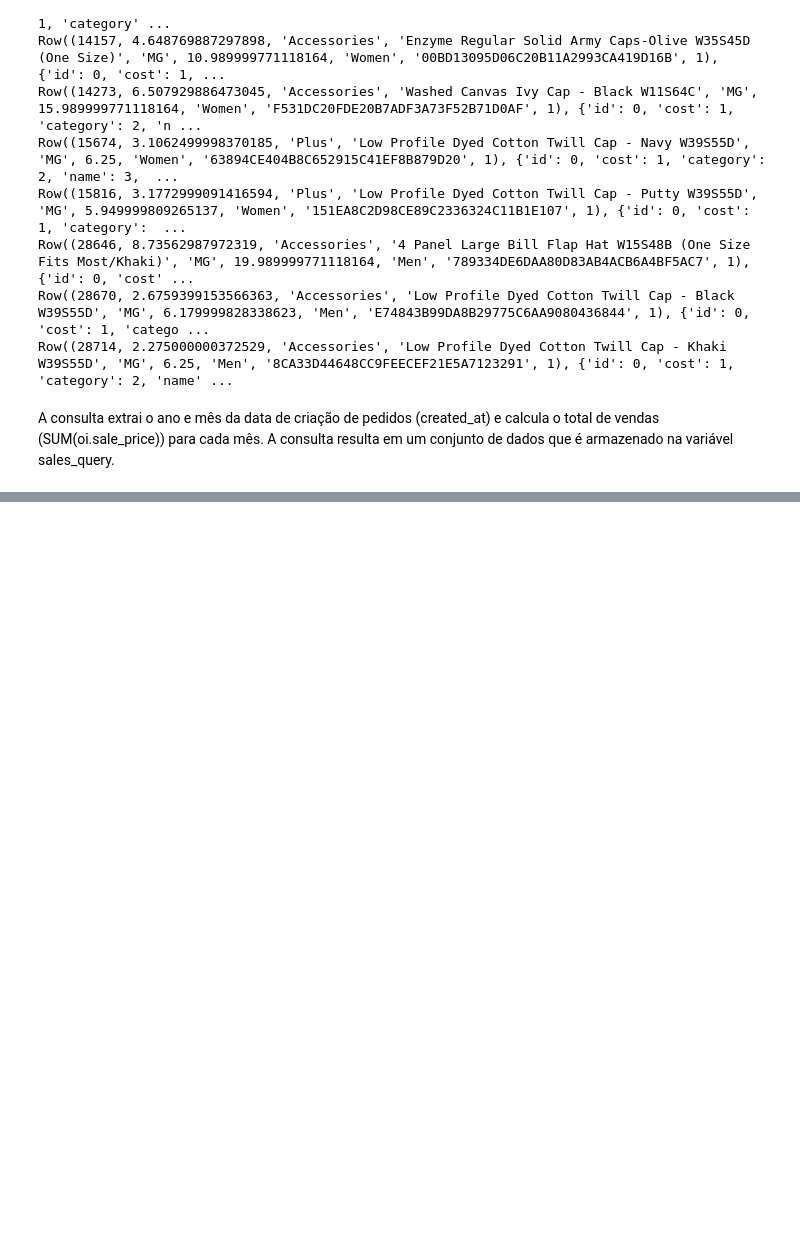
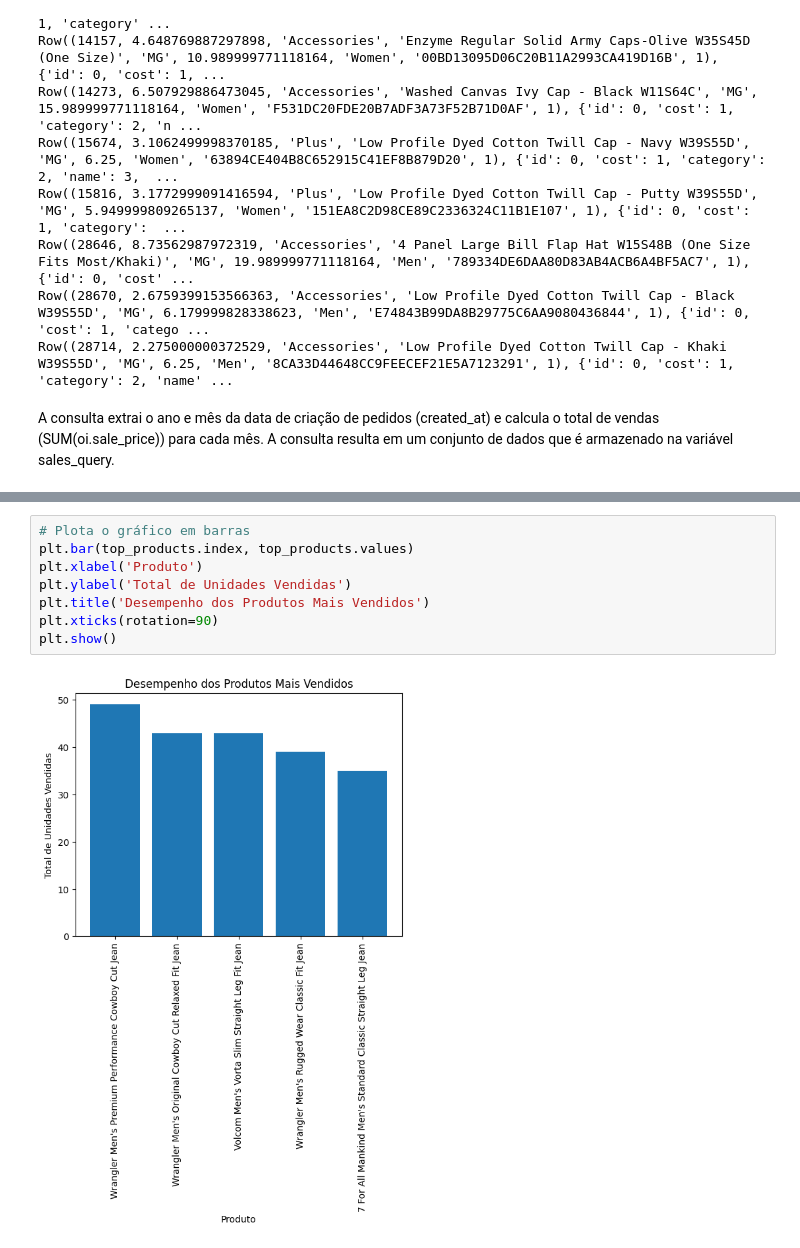
Before and after one commit to brunacustoodio/An-lise-de-Vendas, a Jupyter notebook: Análise_de_dados.ipynb, the cells around one changed output, grey strips where cells are left out. Saved outputs shown, nothing was run; the diff lists cells and outputs as text; blank space fills up the shorter version.

```diff
--- a/Análise_de_dados.ipynb
+++ b/Análise_de_dados.ipynb
@@ -102,0 +165,10 @@ plt.show()
+# %%
+# Plota o gráfico em barras
+plt.bar(top_products.index, top_products.values)
+plt.xlabel('Produto')
+plt.ylabel('Total de Unidades Vendidas')
+plt.title('Desempenho dos Produtos Mais Vendidos')
+plt.xticks(rotation=90)
+plt.show()
+# %% [output]
+[figure, added]
```
Also changed, not shown: parts of 4 cells of this notebook.
